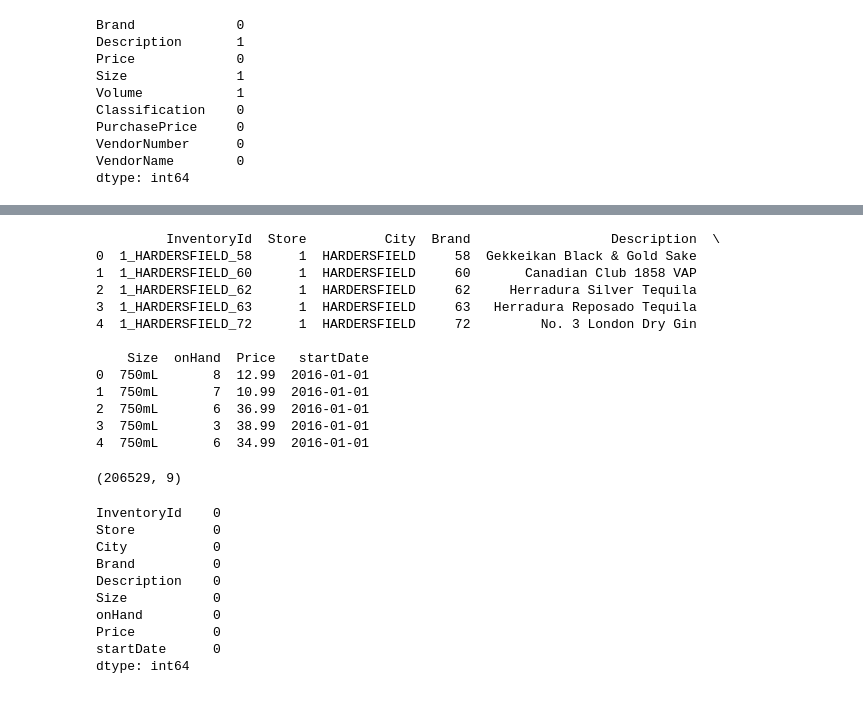
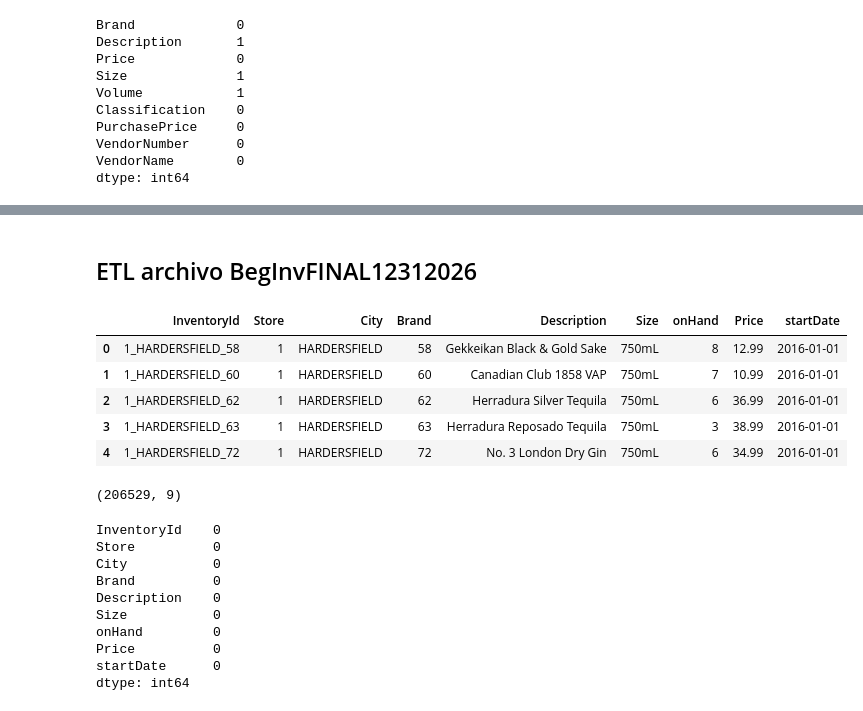
Before and after one commit to F3l1p3B0n1lla/FactibilidadInventariosLicorera, a Jupyter notebook: Proyecto Final Python to SQL Server.ipynb, the cells around one changed output, grey strips where cells are left out. Drawn from its saved outputs; the diff is of its cells as text; code cells hidden in the pictures.

```diff
--- a/Proyecto Final Python to SQL Server.ipynb
+++ b/Proyecto Final Python to SQL Server.ipynb
@@ -149 +89,3 @@ Total de filas duplicadas: 0
 df1.to_csv("2017PurchasePricesDecRev.csv",index=False)
+# %% [markdown]
+## ETL archivo BegInvFINAL12312026
@@ -150,30 +95,3 @@ df1.to_csv("2017PurchasePricesDecRev.csv",index=False)
 # %%
-import pandas as pd
-import numpy as np
-
 # Ruta del archivo CSV (ajusta según la ubicación de tu archivo)
 ruta_csv2 = r"C:\\Proyecto Final Henry\\DataBase\\BegInvFINAL12312016.csv"
-
-# Cargar el CSV en un DataFrame de Pandas
-df2 = pd.read_csv(ruta_csv2)
-
-# Mostrar las primeras filas del CSV
-print(df2.head())
-# %% [output]
-         InventoryId  Store          City  Brand                  Description  \
-0  1_HARDERSFIELD_58      1  HARDERSFIELD     58  Gekkeikan Black & Gold Sake
-1  1_HARDERSFIELD_60      1  HARDERSFIELD     60       Canadian Club 1858 VAP
-2  1_HARDERSFIELD_62      1  HARDERSFIELD     62     Herradura Silver Tequila
-3  1_HARDERSFIELD_63      1  HARDERSFIELD     63   Herradura Reposado Tequila
-4  1_HARDERSFIELD_72      1  HARDERSFIELD     72         No. 3 London Dry Gin
-
-    Size  onHand  Price   startDate
-0  750mL       8  12.99  2016-01-01
-1  750mL       7  10.99  2016-01-01
-2  750mL       6  36.99  2016-01-01
-3  750mL       3  38.99  2016-01-01
-4  750mL       6  34.99  2016-01-01
-# %%
-df2.shape
-# %% [output]
-(206529, 9)
@@ -180,3 +101,18 @@ df2.shape
+# %%
+# Mostrar las primeras filas del CSV
+df2.head()
+# %% [output]
+|  | InventoryId | Store | City | Brand | Description | Size | onHand | Price | startDate |
+| 0 | 1_HARDERSFIELD_58 | 1 | HARDERSFIELD | 58 | Gekkeikan Black & Gold Sake | 750mL | 8 | 12.99 | 2016-01-01 |
+| 1 | 1_HARDERSFIELD_60 | 1 | HARDERSFIELD | 60 | Canadian Club 1858 VAP | 750mL | 7 | 10.99 | 2016-01-01 |
+| 2 | 1_HARDERSFIELD_62 | 1 | HARDERSFIELD | 62 | Herradura Silver Tequila | 750mL | 6 | 36.99 | 2016-01-01 |
+| 3 | 1_HARDERSFIELD_63 | 1 | HARDERSFIELD | 63 | Herradura Reposado Tequila | 750mL | 3 | 38.99 | 2016-01-01 |
+| 4 | 1_HARDERSFIELD_72 | 1 | HARDERSFIELD | 72 | No. 3 London Dry Gin | 750mL | 6 | 34.99 | 2016-01-01 |
+# %%
+# Revision del total de filas y columnas del dataframe.
+df2.shape
+# %% [output]
+(206529, 9)
 # %%
 #Se revisa la cantidad de datos faltantes en la base de datos para continuar
 df2.isnull().sum()
```
Also changed, not shown: parts of 64 cells of this notebook.
